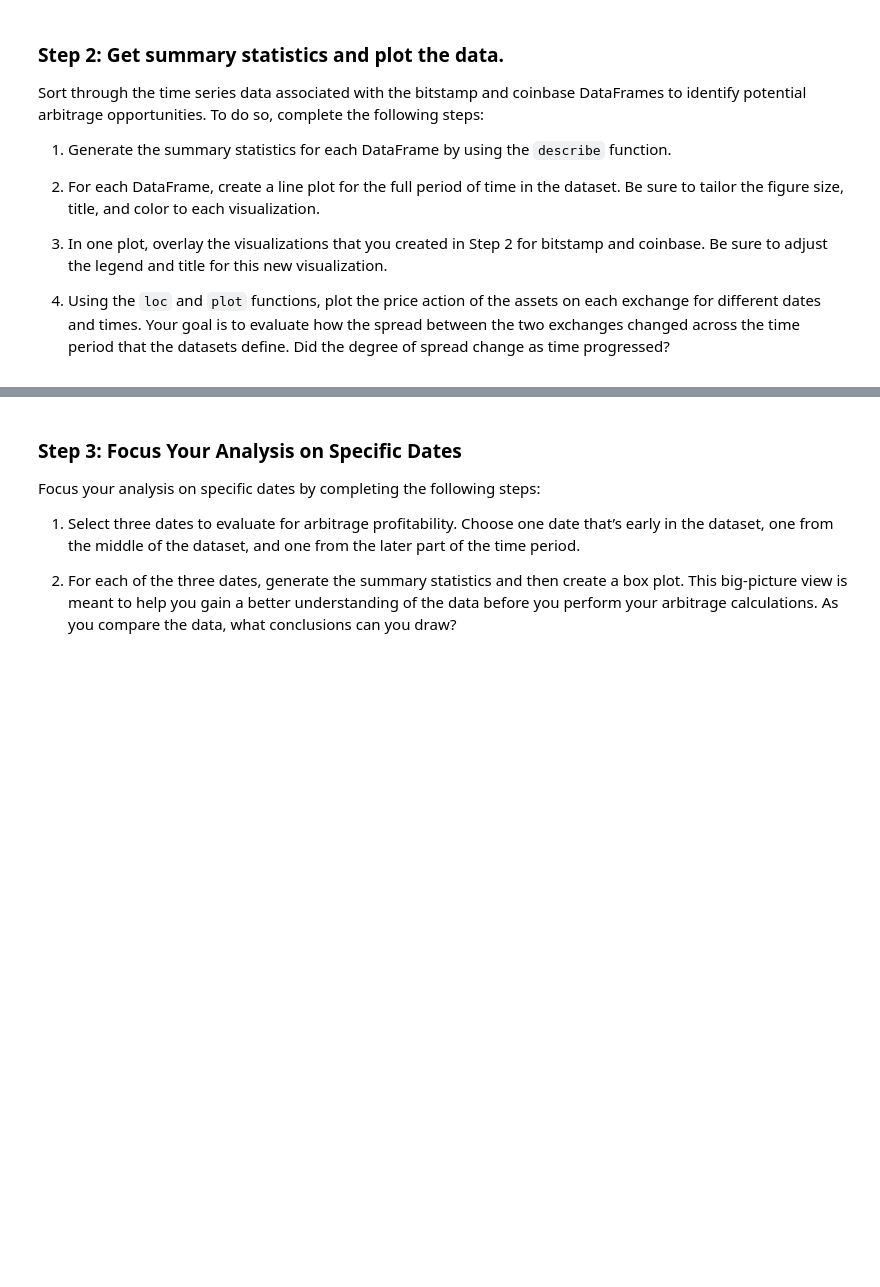
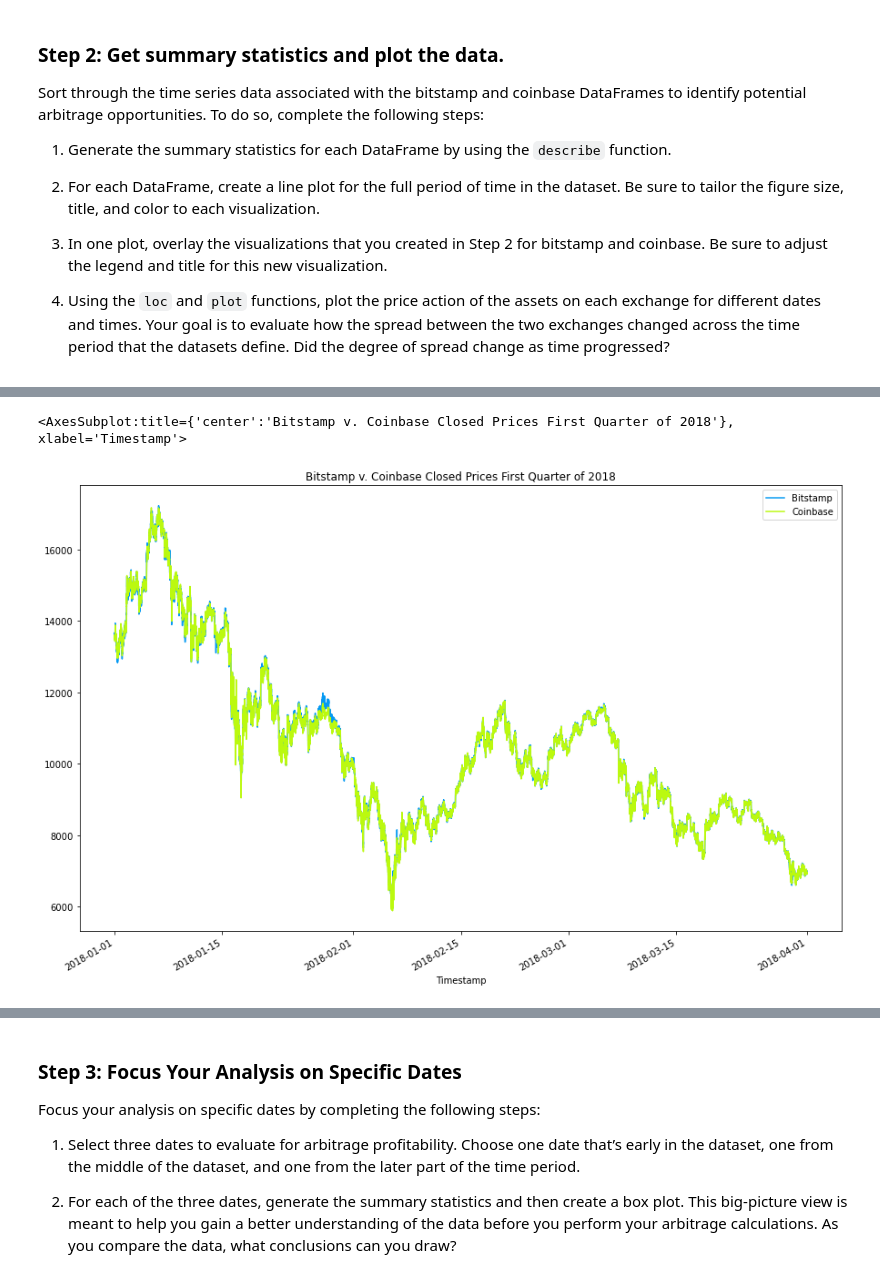
Before and after one commit to drew94591/Crypto_Arbitrage, a Jupyter notebook: crypto_arbitrage.ipynb, the cells around one changed output, grey strips where cells are left out. Saved outputs shown, nothing was run; the diff lists cells and outputs as text; code cells hidden in the pictures; blank space fills up the shorter version.

```diff
--- a/crypto_arbitrage.ipynb
+++ b/crypto_arbitrage.ipynb
@@ -203,8 +452,12 @@ Sort through the time series data associated with the bitstamp and coinbase Data
 # %%
 # Overlay the visualizations for the bitstamp and coinbase DataFrames in one plot
 # The plot should visualize the prices over the full lenth of the dataset
 # Be sure to include the parameters: legend, figure size, title, and color and label
-# YOUR CODE HERE
+bitstamp_sliced["Close"].plot(legend=True, figsize=(15, 10), title="Bitstamp v. Coinbase Closed Prices First Quarter of 2018", color="#069AF3", label="Bitstamp")
+coinbase_sliced["Close"].plot(legend=True, figsize=(15, 10), color="#BBF90F", label="Coinbase")
+# %% [output]
+<AxesSubplot:title={'center':'Bitstamp v. Coinbase Closed Prices First Quarter of 2018'}, xlabel='Timestamp'>
+[figure, added]
 # %%
 # Using the loc and plot functions, create an overlay plot that visualizes
 # the price action of both DataFrames for a one month period early in the dataset
```
Also changed, not shown: parts of 47 cells of this notebook.
